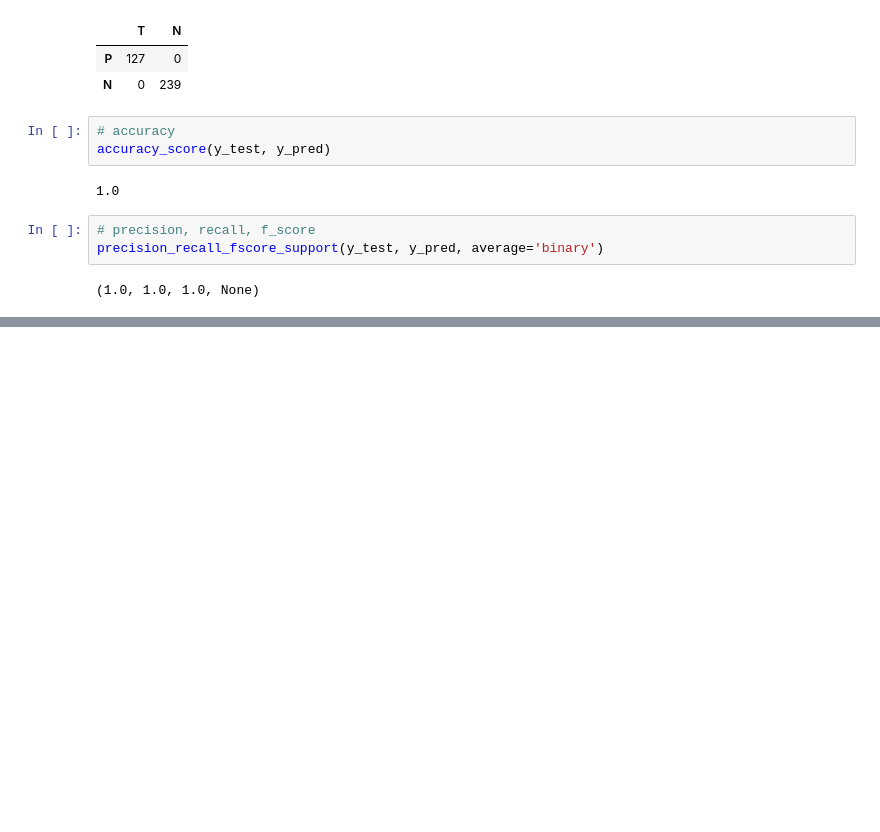
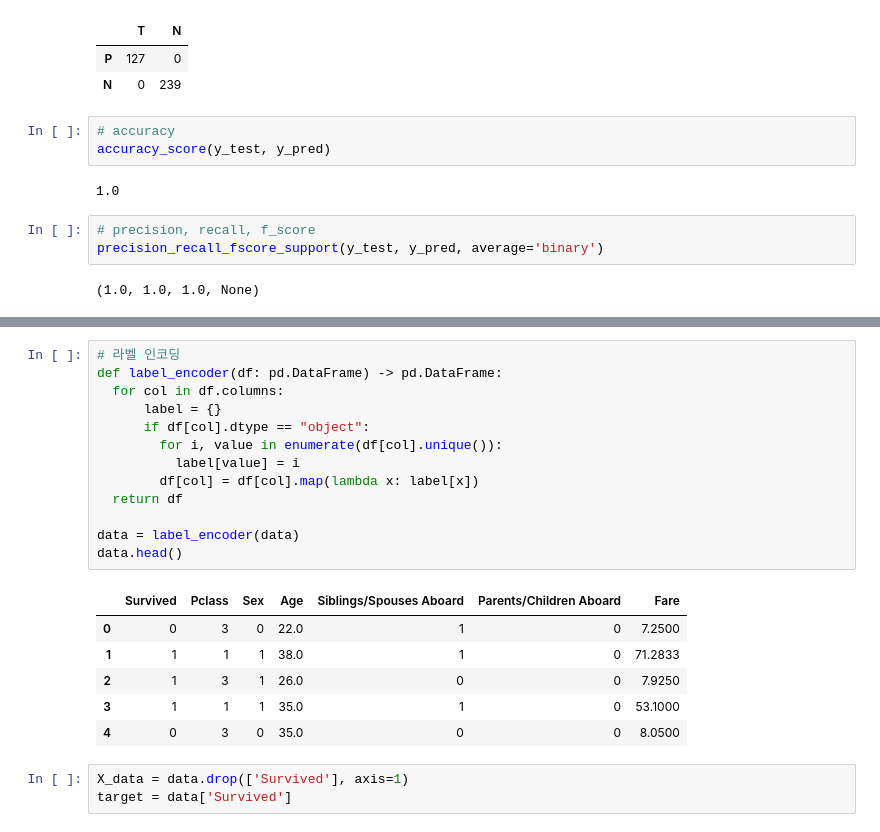
Before and after one commit to Pheol9166/AIstudy, a Jupyter notebook: ML/logistic_regression.ipynb, the cells around one changed output, grey strips where cells are left out. Cells and saved outputs as stored; diff of their text form; blank space fills up the shorter version.

```diff
--- a/ML/logistic_regression.ipynb
+++ b/ML/logistic_regression.ipynb
@@ -162,0 +240,23 @@ precision_recall_fscore_support(y_test, y_pred, average='binary')
+# %%
+# 라벨 인코딩
+def label_encoder(df: pd.DataFrame) -> pd.DataFrame:
+  for col in df.columns:
+      label = {}
+      if df[col].dtype == "object":
+        for i, value in enumerate(df[col].unique()):
+          label[value] = i
+        df[col] = df[col].map(lambda x: label[x])
+  return df
+
+data = label_encoder(data)
+data.head()
+# %% [output]
+|  | Survived | Pclass | Sex | Age | Siblings/Spouses Aboard | Parents/Children Aboard | Fare |
+| 0 | 0 | 3 | 0 | 22.0 | 1 | 0 | 7.2500 |
+| 1 | 1 | 1 | 1 | 38.0 | 1 | 0 | 71.2833 |
+| 2 | 1 | 3 | 1 | 26.0 | 0 | 0 | 7.9250 |
+| 3 | 1 | 1 | 1 | 35.0 | 1 | 0 | 53.1000 |
+| 4 | 0 | 3 | 0 | 35.0 | 0 | 0 | 8.0500 |
+# %%
+X_data = data.drop(['Survived'], axis=1)
+target = data['Survived']
```
Also changed, not shown: parts of 23 cells of this notebook.
